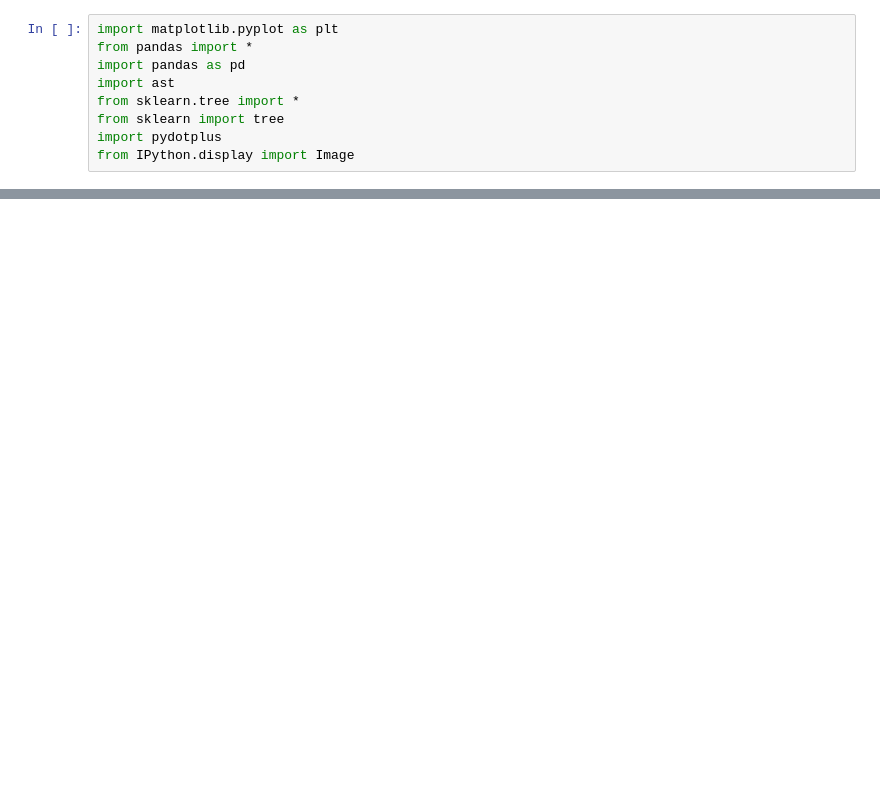
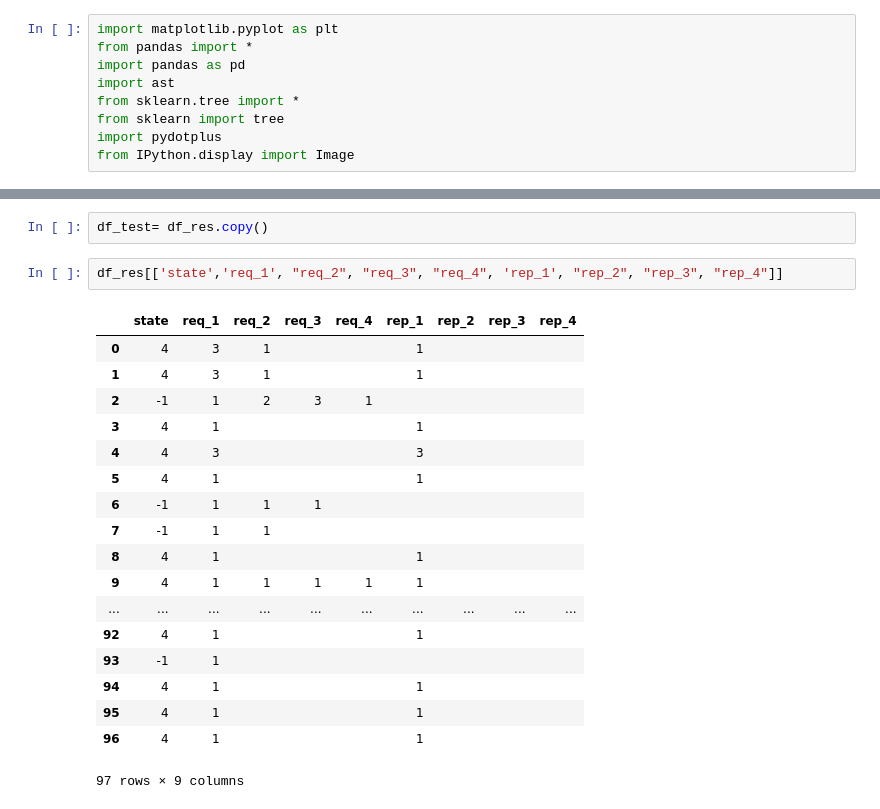
Before and after one commit to pomme-abricot/openwsn-sw, a Jupyter notebook: software/openAnalyzer/TEST_lecture_de_fichier.ipynb, the cells around one changed output, grey strips where cells are left out. Saved outputs shown, nothing was run; the diff lists cells and outputs as text; blank space fills up the shorter version.

```diff
--- a/software/openAnalyzer/TEST_lecture_de_fichier.ipynb
+++ b/software/openAnalyzer/TEST_lecture_de_fichier.ipynb
@@ -437,0 +146,23 @@ DecisionTreeClassifier(class_weight=None, criterion='gini', max_depth=None,
+# %%
+df_test= df_res.copy()
+# %%
+df_res[['state','req_1', "req_2", "req_3", "req_4", 'rep_1', "rep_2", "rep_3", "rep_4"]]
+# %% [output]
+|  | state | req_1 | req_2 | req_3 | req_4 | rep_1 | rep_2 | rep_3 | rep_4 |
+| 0 | 4 | 3 | 1 |  |  | 1 |  |  |  |
+| 1 | 4 | 3 | 1 |  |  | 1 |  |  |  |
+| 2 | -1 | 1 | 2 | 3 | 1 |  |  |  |  |
+| 3 | 4 | 1 |  |  |  | 1 |  |  |  |
+| 4 | 4 | 3 |  |  |  | 3 |  |  |  |
+| 5 | 4 | 1 |  |  |  | 1 |  |  |  |
+| 6 | -1 | 1 | 1 | 1 |  |  |  |  |  |
+| 7 | -1 | 1 | 1 |  |  |  |  |  |  |
+| 8 | 4 | 1 |  |  |  | 1 |  |  |  |
+| 9 | 4 | 1 | 1 | 1 | 1 | 1 |  |  |  |
+| ... | ... | ... | ... | ... | ... | ... | ... | ... | ... |
+| 92 | 4 | 1 |  |  |  | 1 |  |  |  |
+| 93 | -1 | 1 |  |  |  |  |  |  |  |
+| 94 | 4 | 1 |  |  |  | 1 |  |  |  |
+| 95 | 4 | 1 |  |  |  | 1 |  |  |  |
+| 96 | 4 | 1 |  |  |  | 1 |  |  |  |
+97 rows × 9 columns
```
Also changed, not shown: parts of 44 cells of this notebook, 7 other files.
